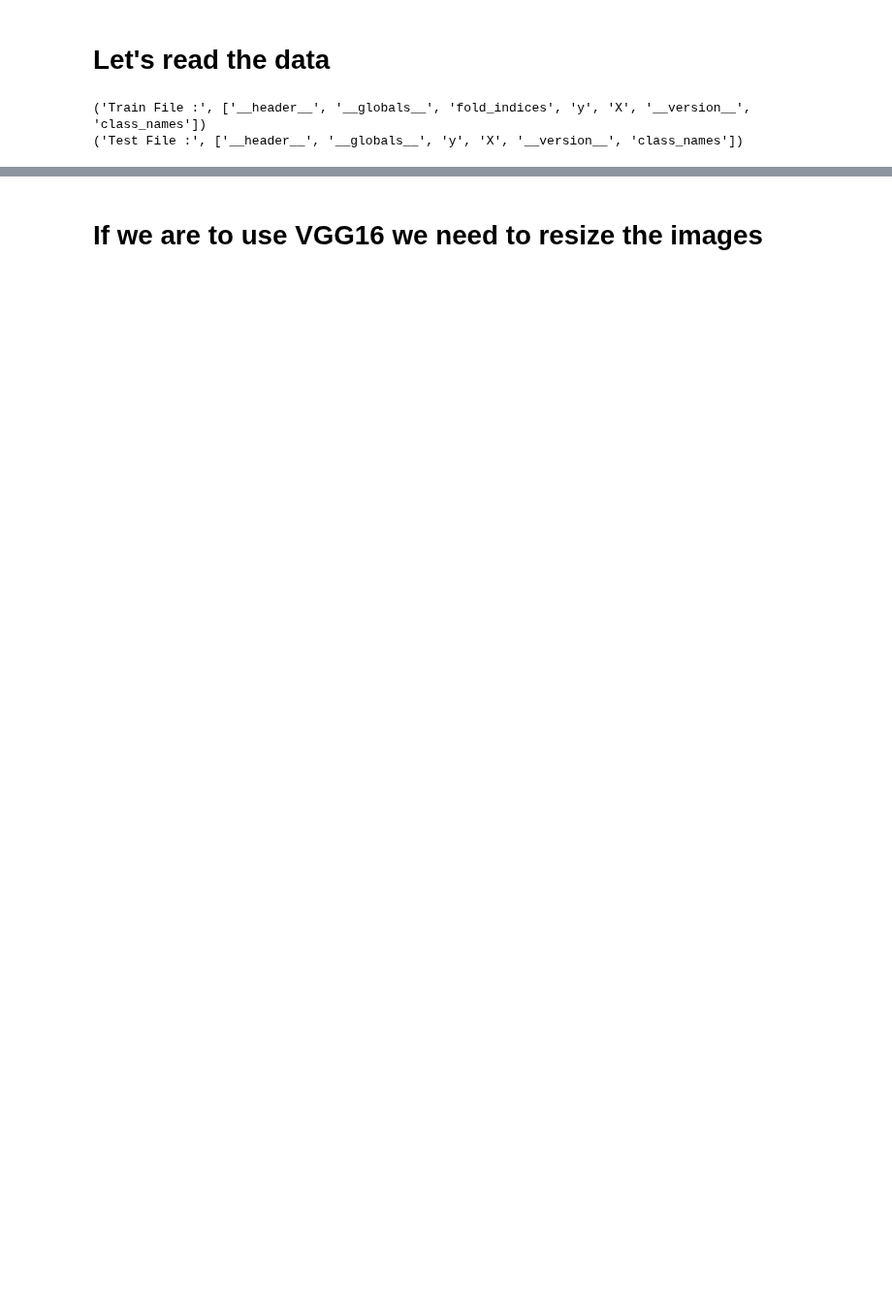
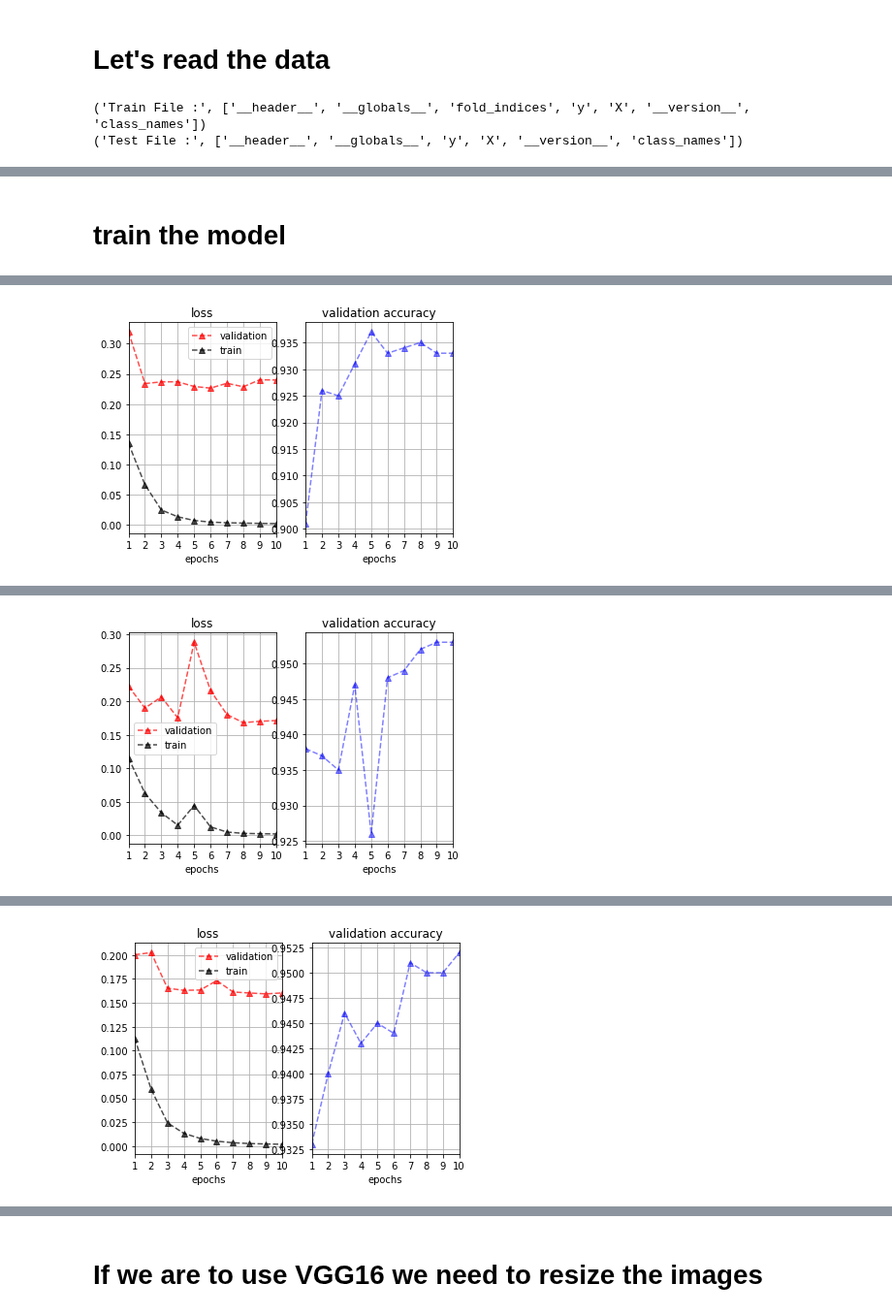
Before and after one commit to zuraiz/Springboard_AI_ML, a Jupyter notebook: Kaggle - Image classification.ipynb, the cells around one changed output, grey strips where cells are left out. Shown at 97% size. Saved outputs shown, nothing was run; the diff lists cells and outputs as text; code cells hidden in the pictures; blank space fills up the shorter version.

```diff
--- a/Kaggle - Image classification.ipynb
+++ b/Kaggle - Image classification.ipynb
@@ -134,0 +175,2 @@ imshow(test_images_reshaped[5])
+# %%
+X_train_features = np.zeros((X_train.shape[0],d.shape[1],d.shape[2],d.shape[3]))
@@ -215,0 +462,18 @@ sorted([(x, sys.getsizeof(globals().get(x))) for x in dir() if not x.startswith(
+# %%
+def construct_model():
+    from keras.layers import Conv2D, MaxPooling2D, GlobalAveragePooling2D
+    from keras.layers import Dropout, Flatten, Dense
+    from keras.models import Sequential
+
+    model_top = Sequential()
+    model_top.add(GlobalAveragePooling2D(data_format='channels_last', input_shape=(7, 7, 512)))
+    # model_top.add(Dense(1000, activation='relu'))
+    model_top.add(Dense(1000, activation='relu'))
+    model_top.add(Dense(1000, activation='softmax'))
+
+
+    model_top.compile(optimizer='adam',
+              loss='categorical_crossentropy',
+              metrics=['accuracy'])
+
+    return model_top
@@ -215,0 +579,55 @@ sorted([(x, sys.getsizeof(globals().get(x))) for x in dir() if not x.startswith(
+# %% [markdown]
+# train the model
+# %%
+start = time.time()
+acc = []
+
+# ### Do a 5 k-fold
+# from sklearn.model_selection import KFold
+# kf = KFold(n_splits=5, shuffle=True)
+# for fidx_train, fidx_cv in kf.split(train_labels_adjusted):
+
+
+for k, _ in enumerate(fidx):
+    fidx_cv = fidx[k]
+    fidx_train = np.concatenate([fidx[0:k],fidx[k+1:]]).flatten()
+
+    X_cv_features_1k = X_train_features[fidx_cv]
+    y_cv_1k = y_train[fidx_cv]
+
+    X_train_features_9k = X_train_features[fidx_train]
+    y_train_9k = y_train[fidx_train]
+
+
+    model_top = construct_model()
+    if k == 0: model_top.summary()
+
+    model_top, callback_inst = train_model(model_top,
+                                           X_train_features_9k, y_train_9k,
+                                           X_cv_features_1k, y_cv_1k,
+                                           epochs=10,
+                                           batch_size=128,
+                                           wanna_plot=False)
+
+    model_top.load_weights('../STL10/data/saved_models/model.best.hdf5')
+    _loss, _acc = model_top.evaluate(X_test_features, y_test,batch_size=128);
+
+    acc.append(_acc)
+    print('\nAt k = %i, \nTest Accuracy = %.2f %%' % (k, _acc*100))
+
+    ### Plot loss function and accuracy
+    callback_inst.plotter()
+
+
+
+
+#     ### 7.  Compute test accuracy.
+
+#     _loss, _acc = model_top.evaluate(X_test_features, y_test,
+#                                     batch_size=128);
+#     acc.append(_acc)
+#     print('\nAt k = %i, \nTest Accuracy = %.2f %%' % (k, _acc*100))
+
+#     ### Plot loss function and accuracy
+#     callback_inst.plotter()
+# %% [output]
@@ -215,0 +651 @@ sorted([(x, sys.getsizeof(globals().get(x))) for x in dir() if not x.startswith(
+[figure, added]
@@ -215,0 +669 @@ sorted([(x, sys.getsizeof(globals().get(x))) for x in dir() if not x.startswith(
+[figure, added]
@@ -215,0 +687 @@ sorted([(x, sys.getsizeof(globals().get(x))) for x in dir() if not x.startswith(
+[figure, added]
```
Also changed, not shown: parts of 65 cells of this notebook.
